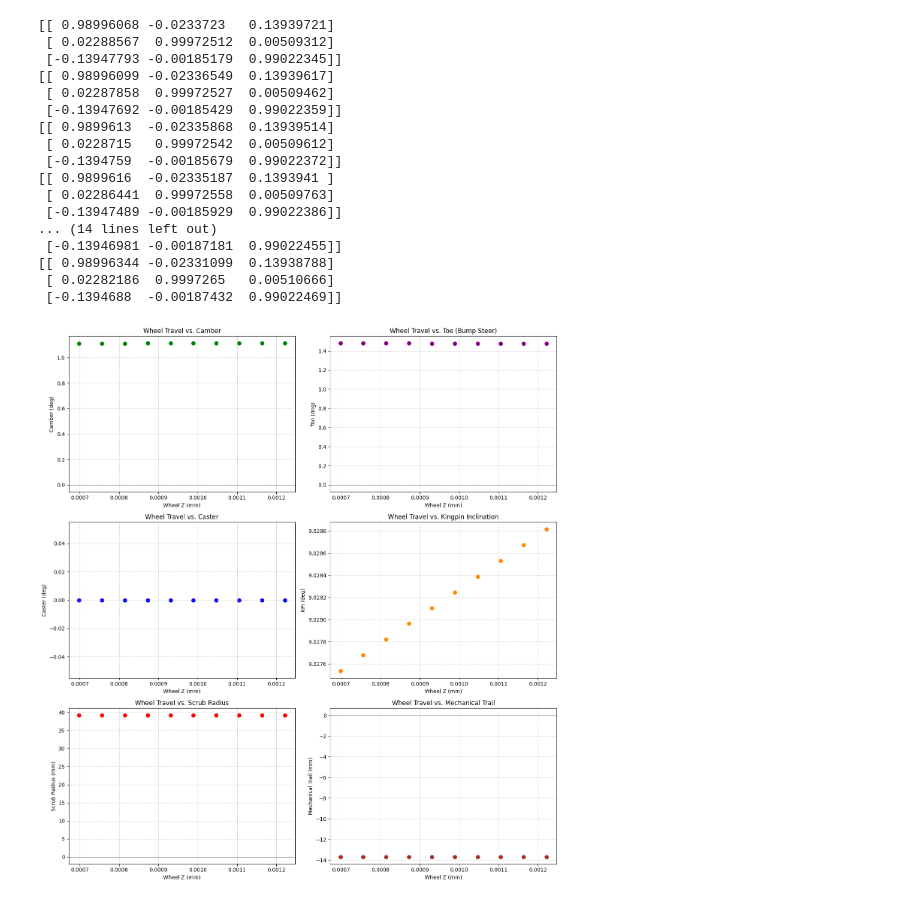
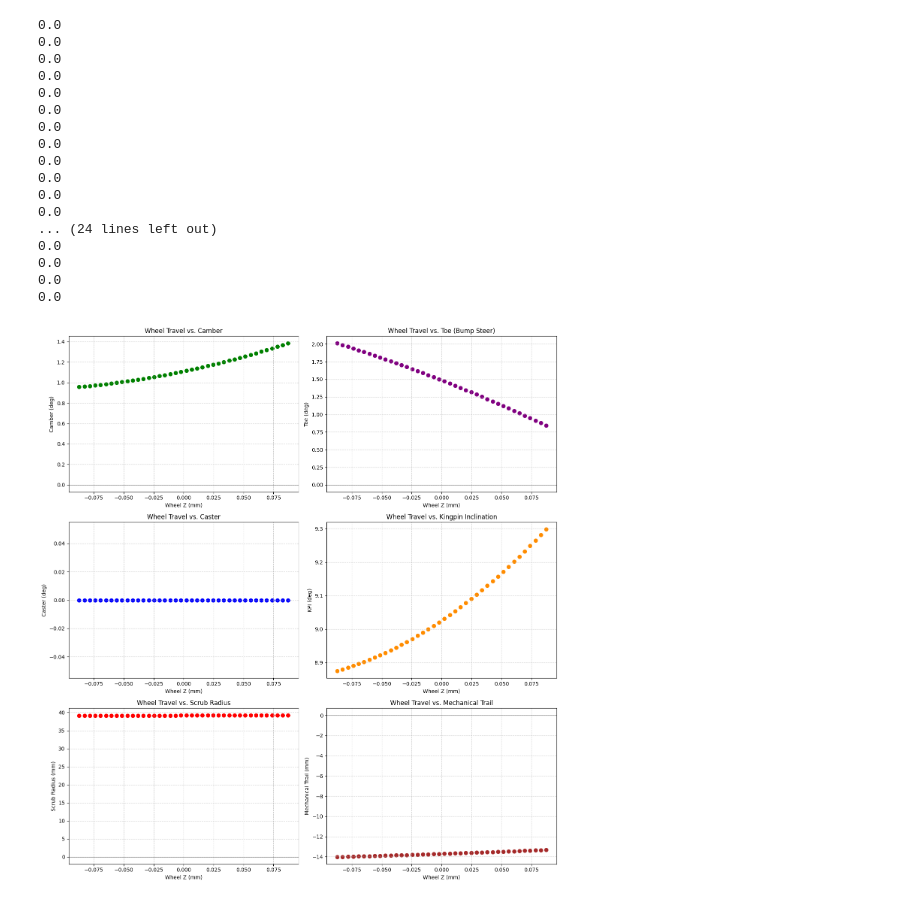
Before and after one commit to Bfoke/Sims-and-Calculators, a Jupyter notebook: Kinematics/SuspensionTest.ipynb, the cells around one changed output. Saved outputs shown, nothing was run; the diff lists cells and outputs as text; code cells hidden in the pictures.

```diff
--- a/Kinematics/SuspensionTest.ipynb
+++ b/Kinematics/SuspensionTest.ipynb
@@ -25,8 +25,7 @@ corner_name = "front_right"
 params = load_suspension_params("hardpoints.yaml", corner_name)
 
 # 2. Define the Range of Motion
-thetas = jnp.radians(jnp.linspace(0.04, 0.07, 10))
-# thetas = [0.0, 0.2]
+thetas = jnp.radians(jnp.linspace(-5.0, 5.0, 40))
 fixed_steer = 0.0
 
 # 3. Initialize storage for results
@@ -37,7 +36,6 @@ camber_deg = []
 toe_deg = []
 kpi_deg = []
 mech_trail_mm = []
-toe_prev=None
 
 # 4. Run the Sweep Loop
 for t in thetas:
@@ -51,8 +49,7 @@ for t in thetas:
     toe_deg.append(jnp.degrees(metrics["toe"]))
     kpi_deg.append(jnp.degrees(metrics["kingpin_inc"]))
     mech_trail_mm.append(metrics["mechanical_trail"] * 1000)
-    toe_prev = metrics["toe_link"]
-    print(metrics["R_upright"])
+    # print(metrics["caster"])
 
 # 5. Plotting (Expanded to 3x2 Grid)
 plt.figure(figsize=(14, 15))
@@ -85,48 +82,48 @@ plt.grid(True, linestyle='--', alpha=0.6)
 
 # Plot 4: Kingpin Inclination (KPI/SAI)
 plt.subplot(3, 2, 4)
 plt.scatter(thetas, kpi_deg, color='darkorange', linewidth=2)
 plt.title("Wheel Travel vs. Kingpin Inclination")
 plt.xlabel("Wheel Z (mm)")
 plt.ylabel("KPI (deg)")
 plt.grid(True, linestyle='--', alpha=0.6)
 
 # Plot 5: Scrub Radius
 plt.subplot(3, 2, 5)
 plt.scatter(thetas, scrub_mm, color='red', linewidth=2)
 plt.axhline(0, color='black', linewidth=0.8, alpha=0.5)
 plt.title("Wheel Travel vs. Scrub Radius")
 plt.xlabel("Wheel Z (mm)")
 plt.ylabel("Scrub Radius (mm)")
 plt.grid(True, linestyle='--', alpha=0.6)
 
 # Plot 6: Mechanical Trail
 plt.subplot(3, 2, 6)
 plt.scatter(thetas, mech_trail_mm, color='brown', linewidth=2)
 plt.axhline(0, color='black', linewidth=0.8, alpha=0.5)
 plt.title("Wheel Travel vs. Mechanical Trail")
 plt.xlabel("Wheel Z (mm)")
 plt.ylabel("Mechanical Trail (mm)")
 plt.grid(True, linestyle='--', alpha=0.6)
 
 plt.tight_layout()
 plt.show()
 # %% [output]
-[[ 0.98996068 -0.0233723   0.13939721]
- [ 0.02288567  0.99972512  0.00509312]
- [-0.13947793 -0.00185179  0.99022345]]
-[[ 0.98996099 -0.02336549  0.13939617]
- [ 0.02287858  0.99972527  0.00509462]
- [-0.13947692 -0.00185429  0.99022359]]
-[[ 0.9899613  -0.02335868  0.13939514]
- [ 0.0228715   0.99972542  0.00509612]
- [-0.1394759  -0.00185679  0.99022372]]
-[[ 0.9899616  -0.02335187  0.1393941 ]
- [ 0.02286441  0.99972558  0.00509763]
- [-0.13947489 -0.00185929  0.99022386]]
-... (14 lines left out)
- [-0.13946981 -0.00187181  0.99022455]]
-[[ 0.98996344 -0.02331099  0.13938788]
- [ 0.02282186  0.9997265   0.00510666]
- [-0.1394688  -0.00187432  0.99022469]]
+0.0
+0.0
+0.0
+0.0
+0.0
+0.0
+0.0
+0.0
+0.0
+0.0
+0.0
+0.0
+... (24 lines left out)
+0.0
+0.0
+0.0
+0.0
-[figure, old version]
+[figure, new version]
```
Also changed, not shown: parts of 5 cells of this notebook, 2 other files.
